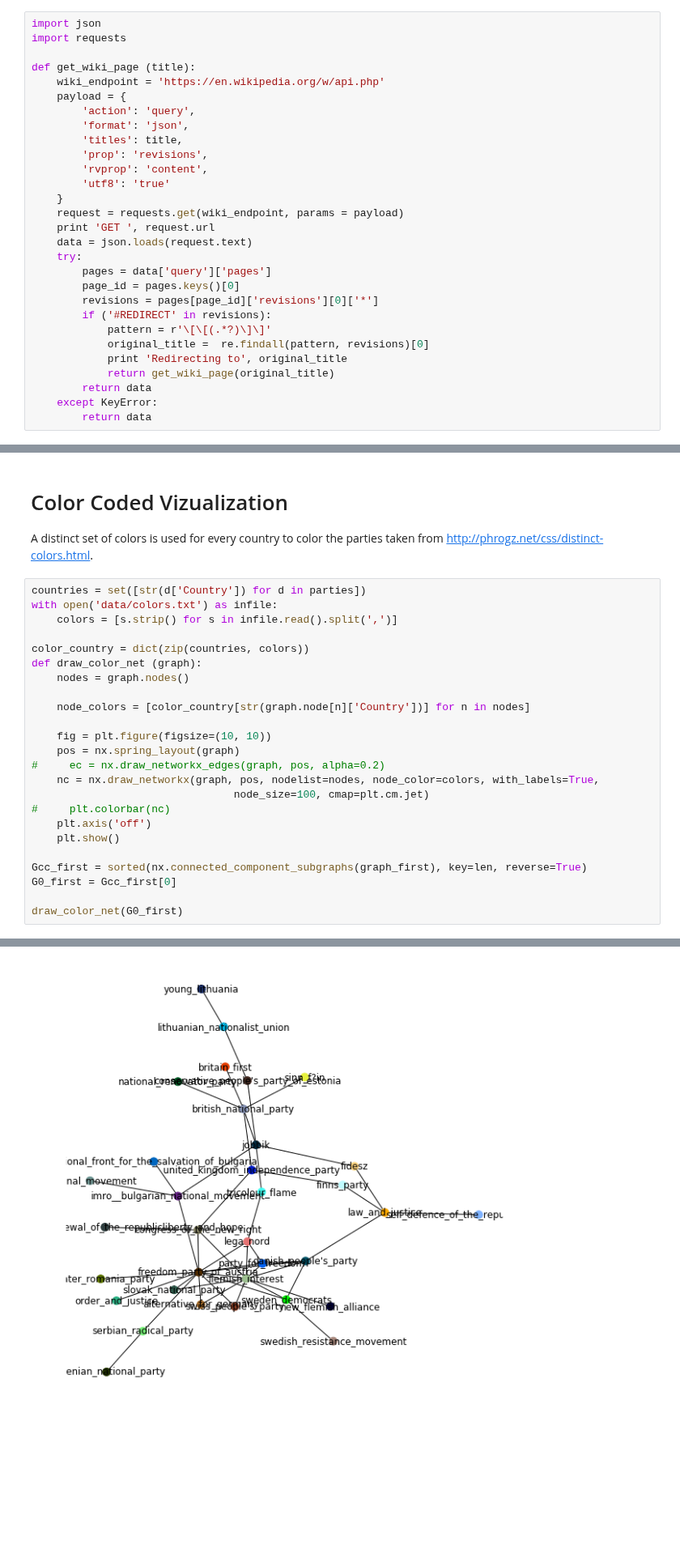
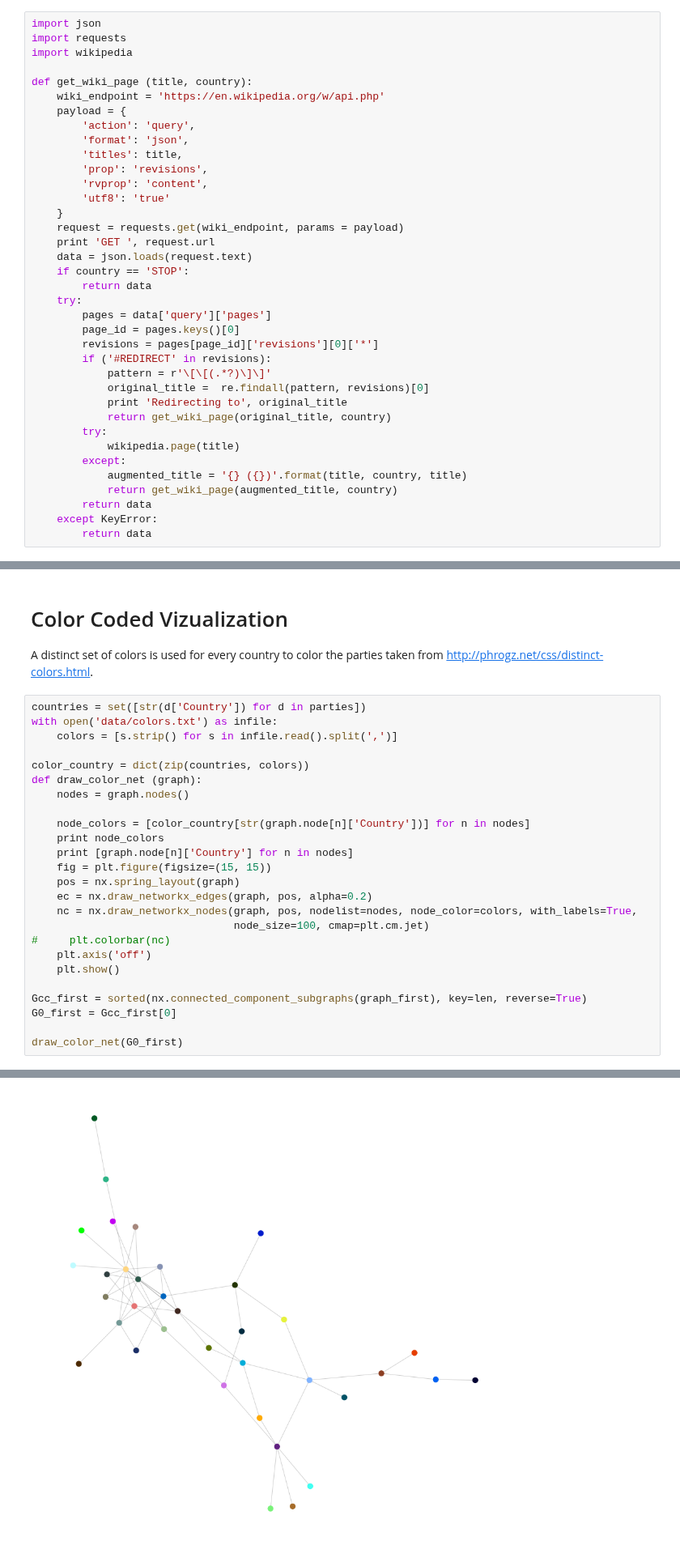
Before and after one commit to wissebarkhof/european_nationalism, a Jupyter notebook: Data Collection.ipynb, the cells around one changed output, grey strips where cells are left out. Shown at 81% size. Saved outputs shown, nothing was run; the diff lists cells and outputs as text; blank space fills up the shorter version.

```diff
--- a/Data Collection.ipynb
+++ b/Data Collection.ipynb
@@ -4,8 +4,9 @@ First, collecting data from https://en.wikipedia.org/wiki/List_of_active_nationa
 # %%
 import json
 import requests
+import wikipedia
 
-def get_wiki_page (title):
+def get_wiki_page (title, country):
     wiki_endpoint = 'https://en.wikipedia.org/w/api.php'
     payload = {
         'action': 'query',
@@ -18,6 +19,8 @@ def get_wiki_page (title):
     request = requests.get(wiki_endpoint, params = payload)
     print 'GET ', request.url
     data = json.loads(request.text)
+    if country == 'STOP':
+        return data
     try:
         pages = data['query']['pages']
         page_id = pages.keys()[0]
@@ -26,7 +29,12 @@ def get_wiki_page (title):
             pattern = r'\[\[(.*?)\]\]'
             original_title =  re.findall(pattern, revisions)[0]
             print 'Redirecting to', original_title
-            return get_wiki_page(original_title)
+            return get_wiki_page(original_title, country)
+        try:
+            wikipedia.page(title)
+        except:
+            augmented_title = '{} ({})'.format(title, country, title)
+            return get_wiki_page(augmented_title, country)
         return data
     except KeyError:
         return data
@@ -273,11 +314,12 @@ def draw_color_net (graph):
     nodes = graph.nodes()
 
     node_colors = [color_country[str(graph.node[n]['Country'])] for n in nodes]
-
-    fig = plt.figure(figsize=(10, 10))
+    print node_colors
+    print [graph.node[n]['Country'] for n in nodes]
+    fig = plt.figure(figsize=(15, 15))
     pos = nx.spring_layout(graph)
-#     ec = nx.draw_networkx_edges(graph, pos, alpha=0.2)
-    nc = nx.draw_networkx(graph, pos, nodelist=nodes, node_color=colors, with_labels=True,
+    ec = nx.draw_networkx_edges(graph, pos, alpha=0.2)
+    nc = nx.draw_networkx_nodes(graph, pos, nodelist=nodes, node_color=colors, with_labels=True,
                                 node_size=100, cmap=plt.cm.jet)
 #     plt.colorbar(nc)
     plt.axis('off')
@@ -291 +335 @@ draw_color_net(G0_first)
-[figure, old version]
+[figure, new version]
```
Also changed, not shown: parts of 9 cells of this notebook.
